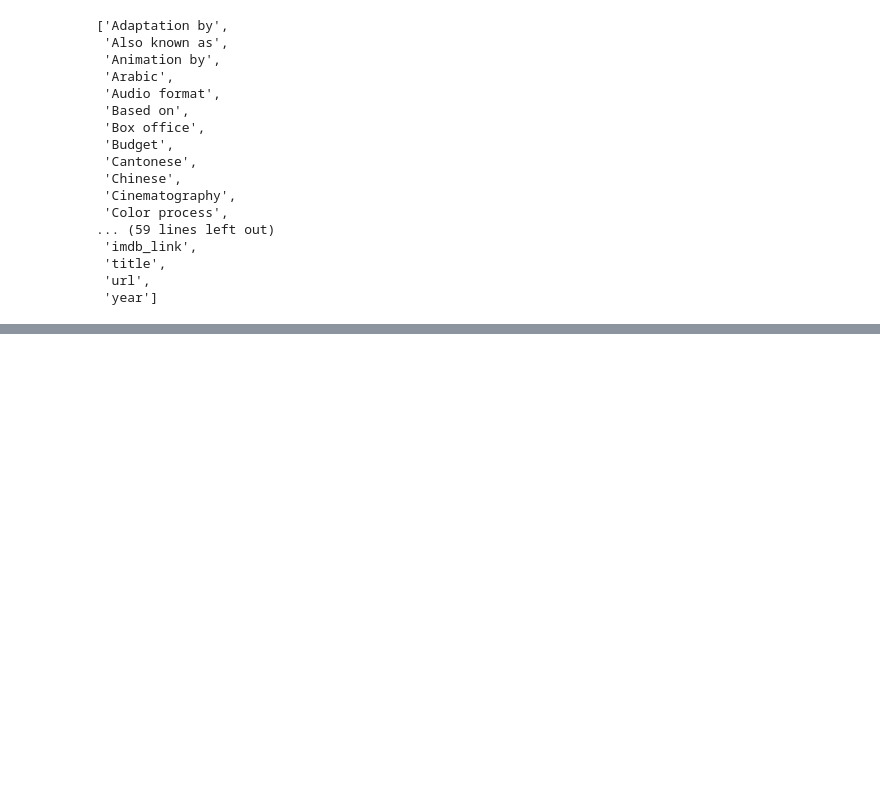
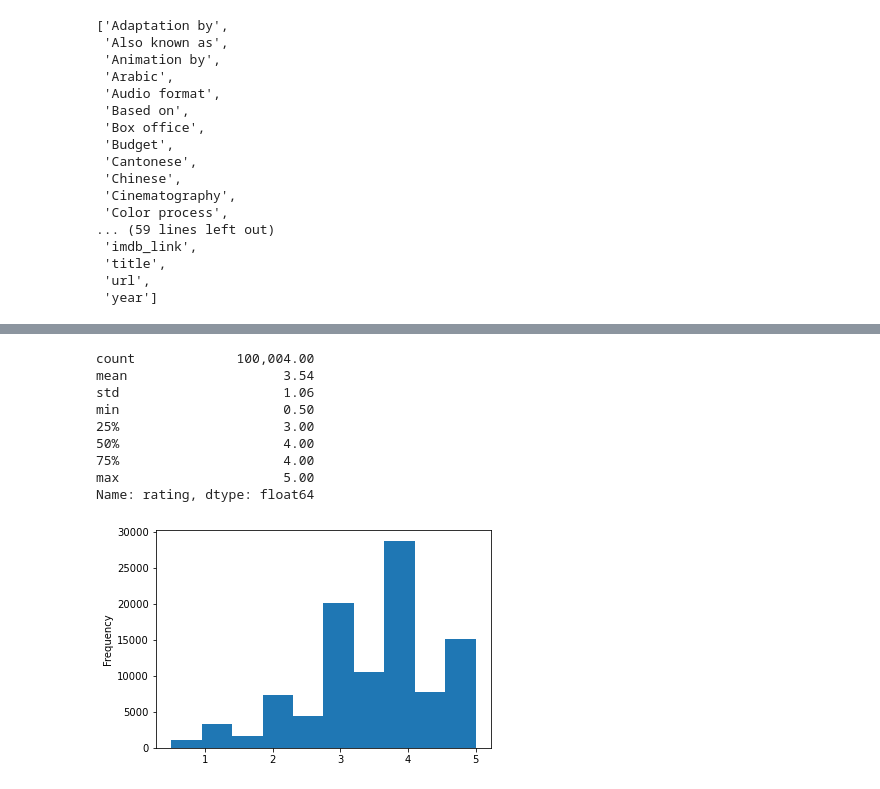
Before and after one commit to sjhennessy/Movies-ETL, a Jupyter notebook: Movie_Extract.ipynb, the cells around one changed output, grey strips where cells are left out. Saved outputs shown, nothing was run; the diff lists cells and outputs as text; code cells hidden in the pictures; blank space fills up the shorter version.

```diff
--- a/Movie_Extract.ipynb
+++ b/Movie_Extract.ipynb
@@ -35,6 +37,7 @@ wiki_movies_raw[:1]
 # %%
 kaggle_metadata = pd.read_csv(f'{file_dir}movies_metadata.csv', low_memory=False)
 ratings = pd.read_csv(f'{file_dir}ratings.csv')
+ratings_small = pd.read_csv(f'{file_dir}ratings_small.csv')
 # %%
 kaggle_metadata.head()
 # %% [output]
@@ -194,0 +687,17 @@ sorted(wiki_movies_df.columns.tolist())
+# %%
+ratings_small['timestamp'] = pd.to_datetime(ratings_small['timestamp'], unit='s')
+# %%
+pd.options.display.float_format = '{:20,.2f}'.format
+ratings_small['rating'].plot(kind='hist')
+ratings_small['rating'].describe()
+# %% [output]
+count             100,004.00
+mean                    3.54
+std                     1.06
+min                     0.50
+25%                     3.00
+50%                     4.00
+75%                     4.00
+max                     5.00
+Name: rating, dtype: float64
+[figure, added]
```
Also changed, not shown: parts of 46 cells of this notebook.
